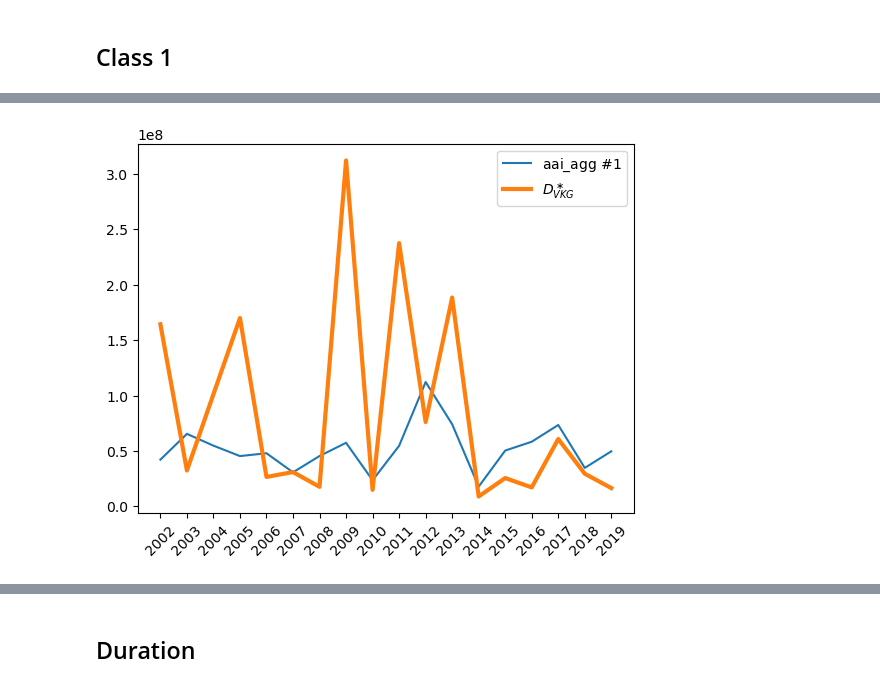
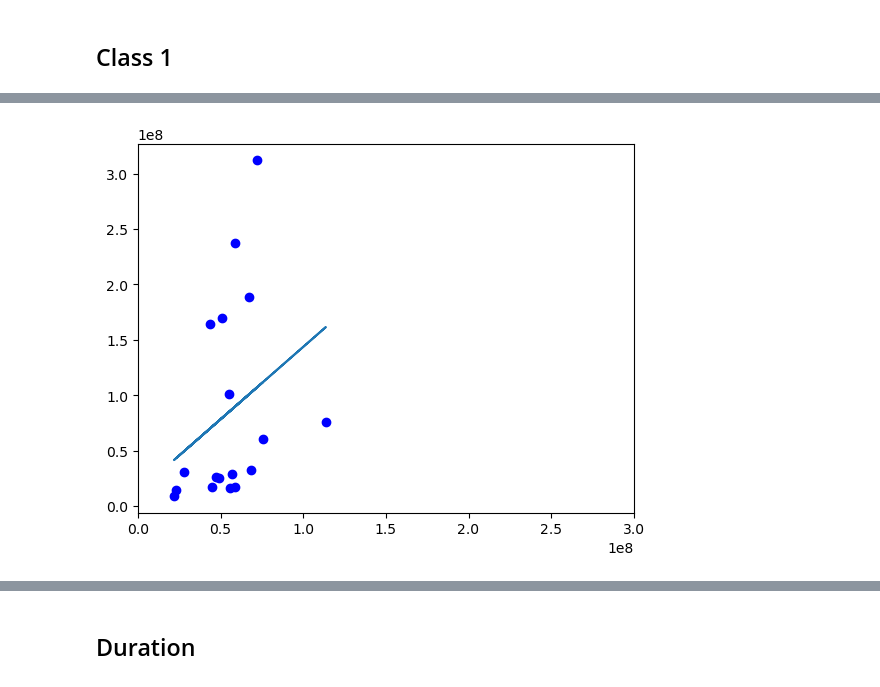
Before and after one commit to wjan262/climada_hail_script, a Jupyter notebook: hail_script_opt.ipynb, the cells around one changed output, grey strips where cells are left out. Cells and saved outputs as stored; diff of their text form; code cells hidden in the pictures.

```diff
--- a/hail_script_opt.ipynb
+++ b/hail_script_opt.ipynb
@@ -547,0 +614,18 @@ RMSF is 2.58819011604362
+# %%
+imp_fun_list = np.arange(1, 150, 1)
+dmg_for_imp_list = []
+
+
+for i in imp_fun_list:
+    ifset_hail = ImpactFuncSet()
+    imp_fun = fct.create_impact_func(haz_type,
+                                 1,
+                                 0,
+                                 0,
+                                 0)
+    imp_fun.mdd[:] = 0
+    imp_fun.mdd[i] = 5.6e-05
+    ifset_hail.append(imp_fun)
+    imp_infr_meshs = Impact()
+    imp_infr_meshs.calc(exp_infr, ifset_hail, haz_real,save_mat=False)
+    dmg_for_imp_list.append(imp_infr_meshs.aai_agg/1e6)
@@ -1033,8 +1304,8 @@ RMSF is 2.6784238000184506
 # %%
-# Class 2
+# Class 4
 y = np.zeros(150)
 y[:] = 0
-y[30:40] = 0.000_17
+y[25:40] = 0.000_11
 ifset_hail = ImpactFuncSet()
 ifset_hail.append(fct.create_impact_func(haz_type,
                                          1,
@@ -1049,13 +1320,7 @@ print("RMSF aai_agg {}".format(imp_RMSF.aai_agg))
 
 
 
-#plot
-plt.figure()
-plt.plot(years, list(imp_RMSF.calc_impact_year_set(year_range=[2002,2019]).values()))
-plt.plot(dmg_from_vkg, linewidth = 3)
-plt.legend([r"aai_agg $\# 1$", r"$D_{VKG}^\ast$"])
-plt.xticks(rotation = 45)
-plt.show()
+
 Y_RMSF = list(imp_RMSF.calc_impact_year_set(year_range=[2002,2019]).values())
 spear_coef, spear_p_value, spear_lo, spear_hi = spearmanr_ci(np.array(dmg_from_vkg), np.array(Y_RMSF))
 pear_coef, pear_p_value, pear_lo, pear_hi = pearsonr_ci(np.array(dmg_from_vkg), np.array(Y_RMSF))
@@ -1063,4 +1328,71 @@ pear_coef, pear_p_value, pear_lo, pear_hi = pearsonr_ci(np.array(dmg_from_vkg),
 print("Correlation of the RMSF data for spearman is {} with upper limit {} and lower limit {} with p value of {}".format(spear_coef, spear_hi, spear_lo, spear_p_value))
 print("Correlation of the RMSF data for pearson is {} with upper limit {} and lower limit {} with a p value of {}".format(pear_coef, pear_hi, pear_lo, pear_p_value))
 print("RMSF is {}".format(fct.RMSF(dmg_from_vkg, Y_RMSF)))
+
+
+from sklearn.linear_model import LinearRegression
+from sklearn.metrics import mean_squared_error, r2_score
+X = np.zeros((len(Y_RMSF), 1))
+for count, i in enumerate(Y_RMSF):
+    X[count,0] = i
+y = np.zeros((len(dmg_from_vkg), 1))
+for count, i in enumerate(dmg_from_vkg):
+    y[count,0] = i
+plt.plot(X, y, "bo")
+plt.xlim([0,3e8])
+reg = LinearRegression().fit(X, y)
+reg.score(X,y)
+y_pred = reg.predict(X)
+# The coefficients
+print('Coefficients: \n', reg.coef_)
+# The mean squared error
+print('Mean squared error: %.2f'
+      % mean_squared_error(X, y_pred))
+# The coefficient of determination: 1 is perfect prediction
+print('Coefficient of determination: %.2f'
+      % r2_score(X, y_pred))
+plt.plot(X,y_pred)
+
+plt.rcParams['figure.figsize'] = [9, 4]
+
+
+X_c4 = cp.copy(X)
+fig, ax = plt.subplots(1, 2)
+ax[0].plot(X, y, "bo")
+ax[0].set_yscale("log")
+ax[0].set_xscale("log")
+ax[0].set_xticks([1e6, 1e7, 1e8, 1e9])
+ax[0].set_xticklabels(["1e6", "10e6", "100e6", "1000e6"])
+ax[0].set_yticks([1e6, 1e7, 1e8, 1e9])
+ax[0].set_yticklabels(["1e6", "10e6", "100e6", "1000e6"])
+ax[0].set_ylabel(r"Reported impact (CHF)")
+ax[0].set_xlabel("Estimated impact (CHF)")
+ax[0].set_title("Estimated vs. reported impact")
+#ax.get_xaxis().set_major_formatter(matplotlib.ticker.ScalarFormatter())
+#plt.xticks([0, 1e6, 1e7, 1e8], ["test","test","test","test",])
+
+imp_RMSF_year = Impact()
+imp_RMSF_year.at_event = np.asarray(list(imp_RMSF.calc_impact_year_set(year_range=[2002,2019]).values()))
+imp_RMSF_year.frequency = np.ones(len(imp_RMSF_year.at_event))/len(imp_RMSF_year.at_event)
+imp_RMSF_year_freq_curve = imp_RMSF_year.calc_freq_curve(return_per = return_period)
+imp_RMSF_year_freq_curve.unit = "CHF"
+
+imp_RMSF_year_freq_curve_c4 = cp.copy(imp_RMSF_year_freq_curve)
+
+imp_RMSF_year_freq_curve.plot(axis=ax[1], linewidth = 3, color = "tab:blue")
+imp_vkg_freq_curve.plot(axis=ax[1], linewidth = 3 ,color = "tab:orange")
+ax[1].legend([r"eai model $\# 4$", r"$D_{VKG}^\ast$"])
+ax[1].set_ylabel("Impact (CHF)")
+ax[1].set_yticks(ticks=[100e6, 200e6, 300e6])
+ax[1].set_yticklabels(labels=["100e6","200e6","300e6"])
+
+#plt.subplots_adjust(left=None, bottom=None, right=1.7, top=None, wspace=None, hspace=None)
+plt.subplots_adjust(wspace=0.3)
+
+#plt.xlim([0,3e8])
+#plt.ylim([0, 3e8])
+#plt.xlabel(r"aai $\# 1$")
+#plt.ylabel(r"$D_{VKG}^\ast$")
+#plt.title("MESHS on Infrastructure")
+matplotlib.rcParams.update(matplotlib.rcParamsDefault)
 # %% [output]
@@ -1071 +1410 @@ RMSF aai_agg 52137724.3778062
-[figure, old version]
+[figure, new version]
```
Also changed, not shown: parts of 47 cells of this notebook, 4 other files.
